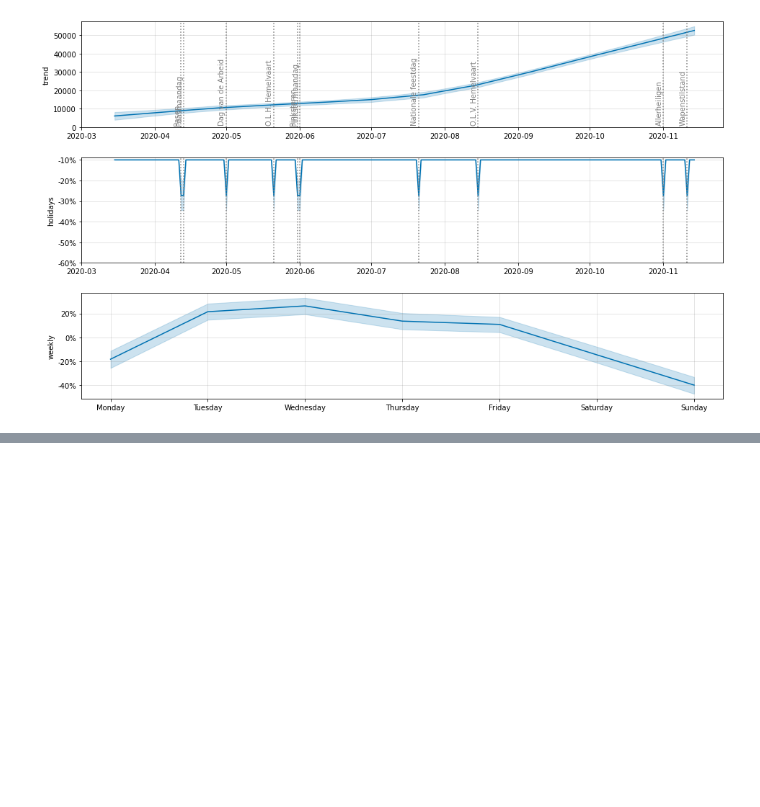
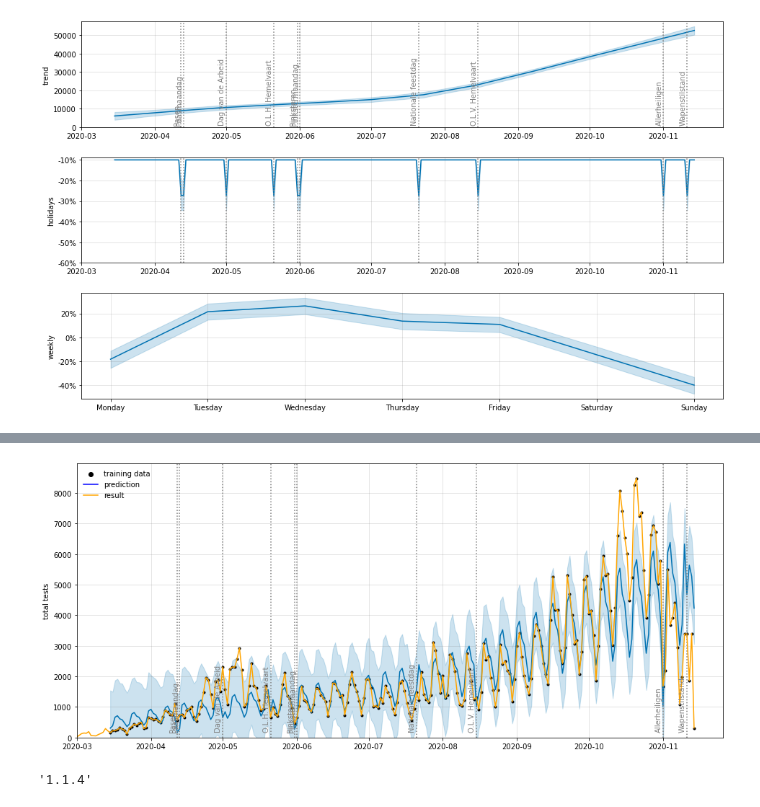
Before and after one commit to rtcovidlive/rtlive-global, a Jupyter notebook: notebooks/Tutorial_dataloading.ipynb, the cells around one changed output, grey strips where cells are left out. Cells and saved outputs as stored; diff of their text form; code cells hidden in the pictures; blank space fills up the shorter version.

```diff
--- a/notebooks/Tutorial_dataloading.ipynb
+++ b/notebooks/Tutorial_dataloading.ipynb
@@ -204,0 +220,15 @@ plotting.plot_testcount_components(m, forecast, considered_holidays);
+# %%
+region = 'FBR'
+_, m, forecast, considered_holidays = forecasting_results[region]
+
+axs = plotting.plot_testcount_forecast(
+    df_processed.xs(region).predicted_new_tests,
+    m, forecast, considered_holidays
+)
+pyplot.show()
+# %% [output]
+[figure, added]
+# %%
+pandas.__version__
+# %% [output]
+'1.1.4'
```
Also changed, not shown: parts of 2 cells of this notebook.
